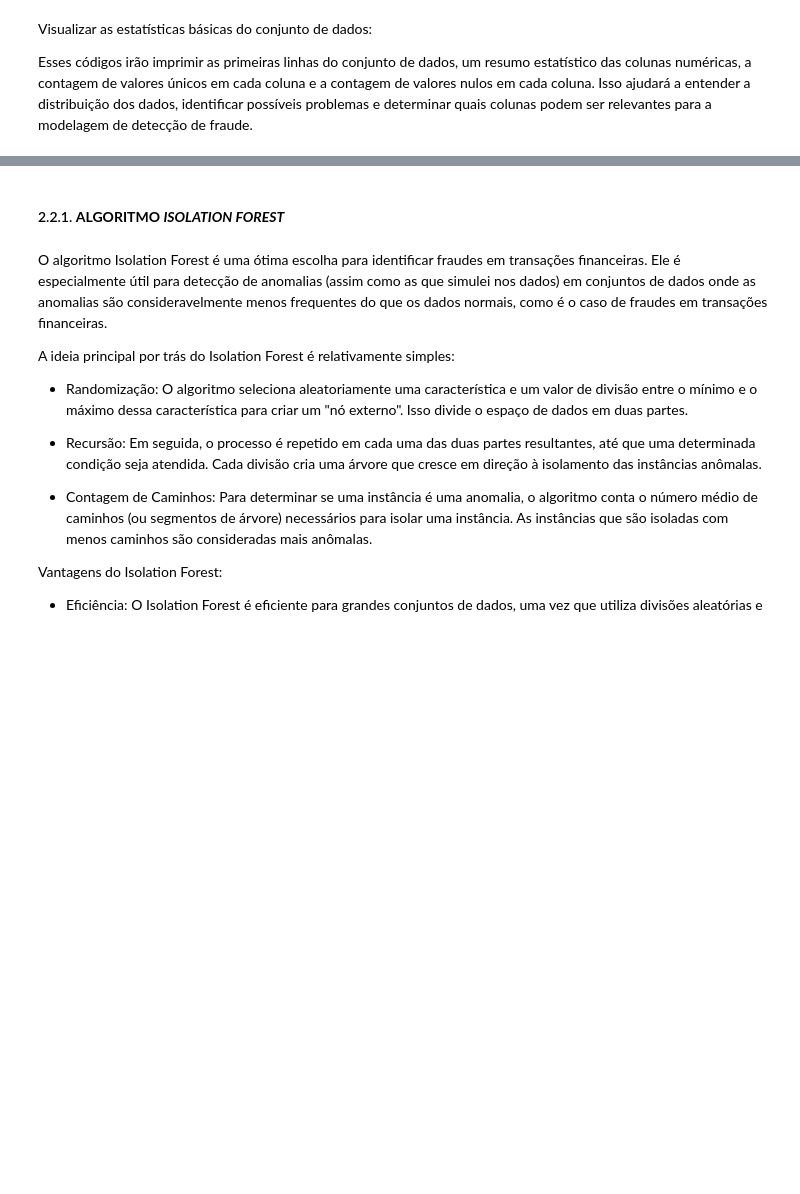
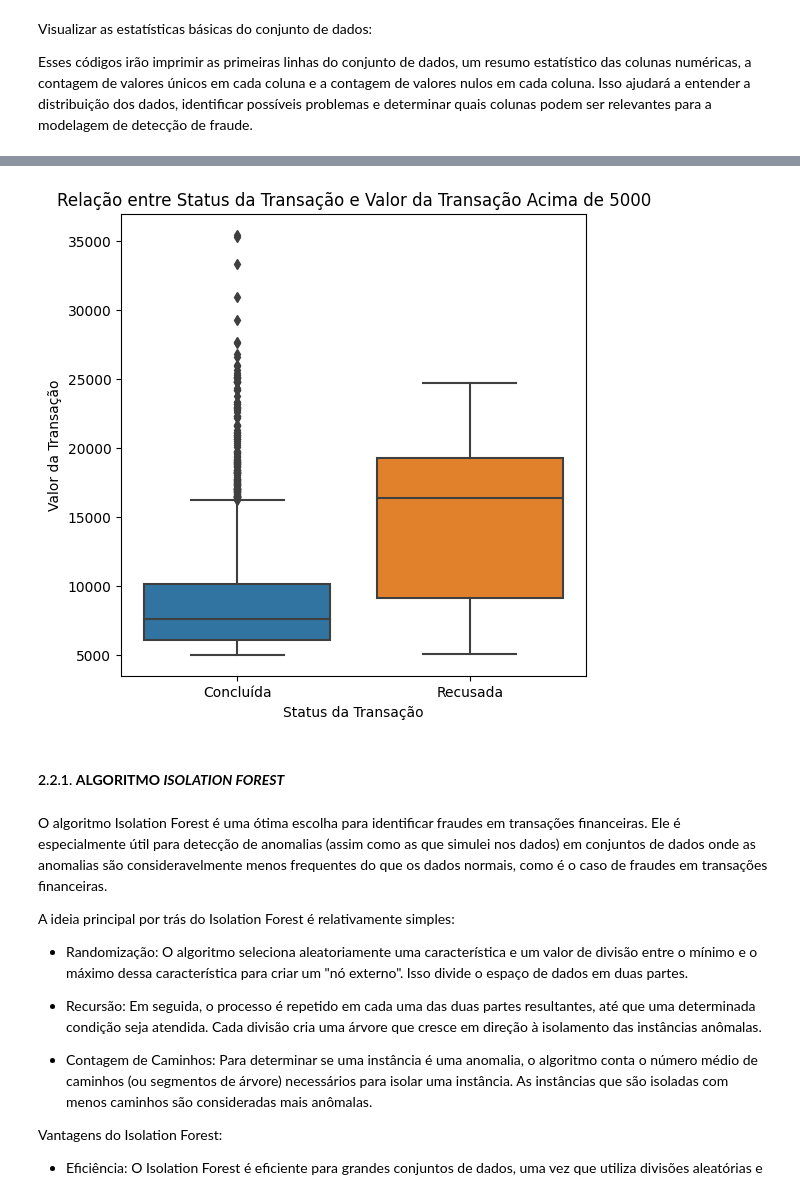
Before and after one commit to CeLo93/ML_analise_preditiva_de_fraudes_e_marketing, a Jupyter notebook: Prediction_DadosFera.ipynb, the cells around one changed output, grey strips where cells are left out. Saved outputs shown, nothing was run; the diff lists cells and outputs as text; code cells hidden in the pictures; blank space fills up the shorter version.

```diff
--- a/Prediction_DadosFera.ipynb
+++ b/Prediction_DadosFera.ipynb
@@ -664,3 +706,13 @@ KeyError: ignored
+# %%
+# Relação entre Status da Transação e Valor da Transação Acima de 5000:
+plt.figure(figsize=(6, 6))
+sns.boxplot(data=transacoes_anomalas, x='status_transacao', y='valor_transacao')
+plt.xlabel('Status da Transação')
+plt.ylabel('Valor da Transação')
+plt.title('Relação entre Status da Transação e Valor da Transação Acima de 5000')
+plt.show()
+# %% [output]
+[figure, added]
 # %% [markdown]
 #### 2.2.1. **ALGORITMO *ISOLATION FOREST***
 # %% [markdown]
```
Also changed, not shown: parts of 30 cells of this notebook.
